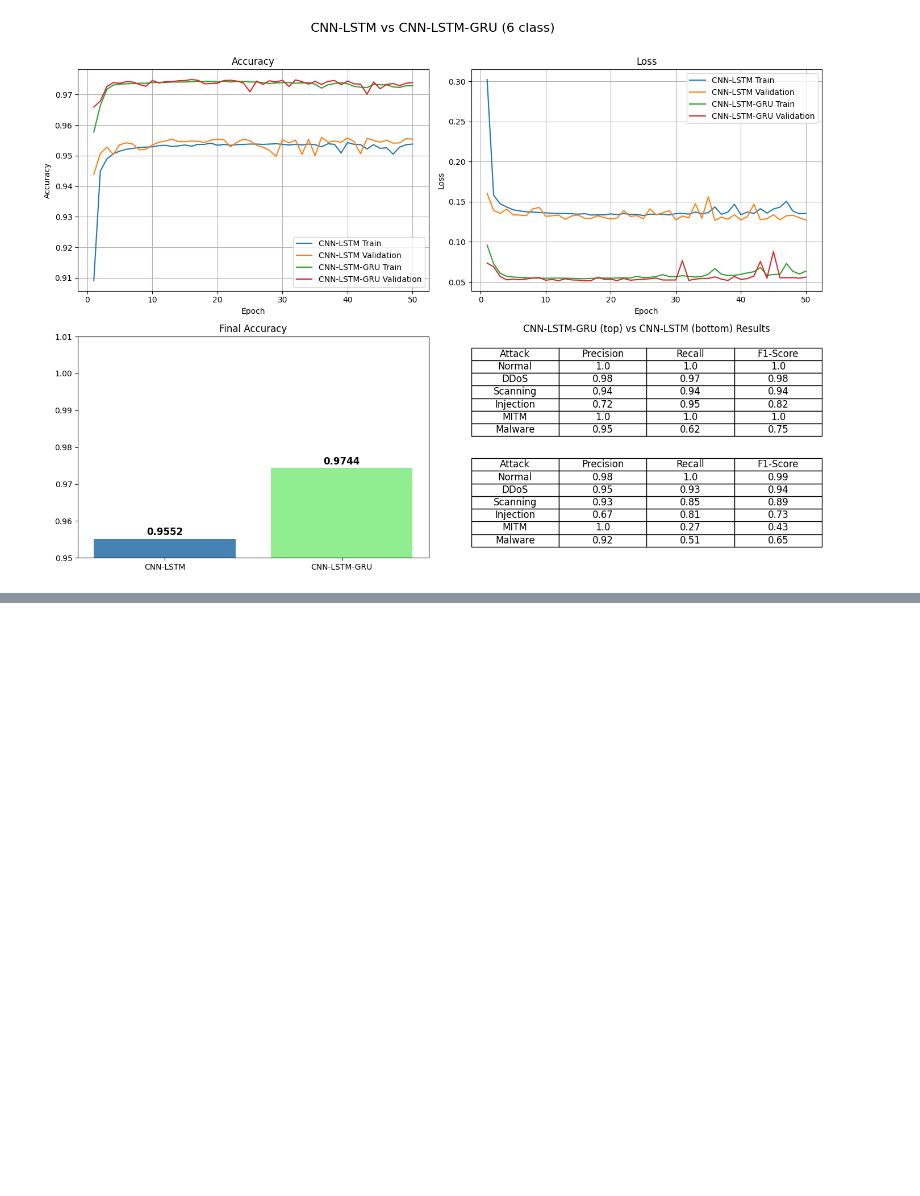
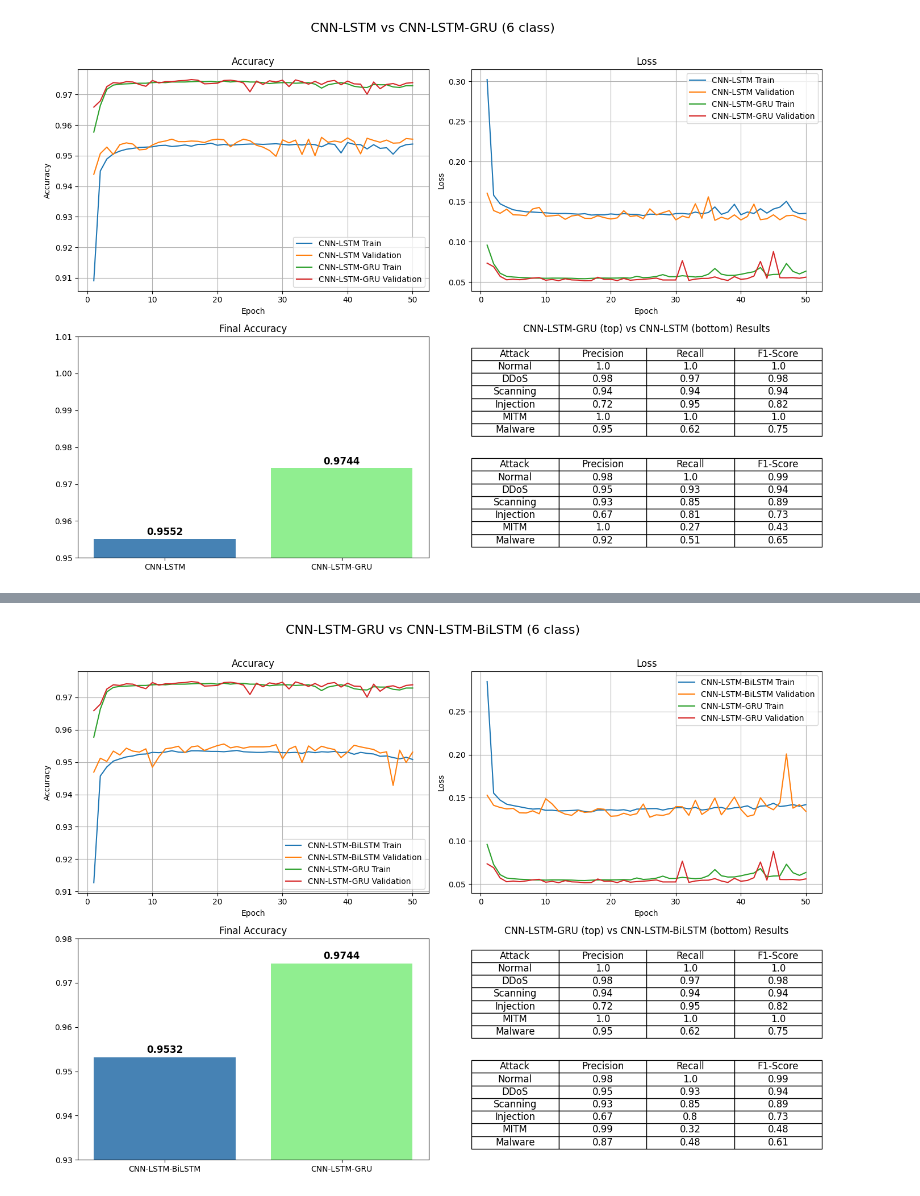
Before and after one commit to aadityataleppady/FII_NX1-NARC_Aaditya-Taleppady, a Jupyter notebook: Compare-Model-Results.ipynb, the cells around one changed output, grey strips where cells are left out. Saved outputs shown, nothing was run; the diff lists cells and outputs as text; code cells hidden in the pictures; blank space fills up the shorter version.

```diff
--- a/Compare-Model-Results.ipynb
+++ b/Compare-Model-Results.ipynb
@@ -265,0 +344,93 @@ plt.show()
+# %%
+# 6 Class CNN-LSTM-GRU vs CNN-LSTM-BiLSTM Comparison:
+
+import matplotlib.pyplot as plt
+import numpy as np
+import pandas as pd
+
+# CNN-LSTM-BiLSTM
+cnn_lstm_bilstm_epochs = np.arange(1, 51)
+cnn_lstm_bilstm_train_acc = [0.9127, 0.9457, 0.9485, 0.9503, 0.9510, 0.9516, 0.9519, 0.9524, 0.9525, 0.9530, 0.9529, 0.9531, 0.9535, 0.9531, 0.9530, 0.9535, 0.9535, 0.9534, 0.9533, 0.9533, 0.9532, 0.9534, 0.9536, 0.9532, 0.9531, 0.9530, 0.9530, 0.9532, 0.9531, 0.9529, 0.9529, 0.9530, 0.9527, 0.9532, 0.9529, 0.9532, 0.9531, 0.9533, 0.9529, 0.9531, 0.9524, 0.9530, 0.9527, 0.9525, 0.9518, 0.9519, 0.9514, 0.9510, 0.9515, 0.9508]
+cnn_lstm_bilstm_val_acc = [0.9469, 0.9512, 0.9502, 0.9534, 0.9522, 0.9543, 0.9534, 0.9531, 0.9541, 0.9484, 0.9516, 0.9541, 0.9544, 0.9549, 0.9529, 0.9547, 0.9550, 0.9536, 0.9544, 0.9551, 0.9556, 0.9544, 0.9548, 0.9543, 0.9547, 0.9547, 0.9547, 0.9548, 0.9554, 0.9510, 0.9540, 0.9549, 0.9499, 0.9550, 0.9535, 0.9549, 0.9543, 0.9539, 0.9514, 0.9531, 0.9552, 0.9547, 0.9543, 0.9539, 0.9528, 0.9532, 0.9428, 0.9537, 0.9499, 0.9531]
+cnn_lstm_bilstm_train_loss = [0.2847, 0.1554, 0.1473, 0.1426, 0.1410, 0.1396, 0.1381, 0.1369, 0.1373, 0.1355, 0.1356, 0.1348, 0.1350, 0.1353, 0.1358, 0.1340, 0.1336, 0.1358, 0.1359, 0.1361, 0.1355, 0.1362, 0.1345, 0.1369, 0.1370, 0.1374, 0.1375, 0.1358, 0.1374, 0.1384, 0.1386, 0.1372, 0.1390, 0.1358, 0.1368, 0.1387, 0.1388, 0.1369, 0.1384, 0.1390, 0.1407, 0.1369, 0.1404, 0.1408, 0.1436, 0.1399, 0.1408, 0.1421, 0.1403, 0.1421]
+cnn_lstm_bilstm_val_loss = [0.1530, 0.1413, 0.1388, 0.1371, 0.1377, 0.1326, 0.1324, 0.1349, 0.1315, 0.1490, 0.1428, 0.1345, 0.1311, 0.1297, 0.1354, 0.1331, 0.1338, 0.1374, 0.1367, 0.1286, 0.1291, 0.1321, 0.1298, 0.1316, 0.1428, 0.1275, 0.1303, 0.1296, 0.1316, 0.1398, 0.1396, 0.1297, 0.1472, 0.1307, 0.1358, 0.1498, 0.1303, 0.1398, 0.1509, 0.1365, 0.1283, 0.1303, 0.1501, 0.1401, 0.1361, 0.1444, 0.2008, 0.1380, 0.1421, 0.1342]
+cnn_lstm_bilstm_final_test_acc = 0.9532
+cnn_lstm_bilstm_final_test_loss = 0.1368
+
+# CNN-LSTM-GRU
+cnn_lstm_gru_epochs = np.arange(1, 51)
+cnn_lstm_gru_train_acc = [0.9577, 0.9664, 0.9717, 0.9731, 0.9734, 0.9735, 0.9736, 0.9737, 0.9737, 0.9739, 0.9740, 0.9739, 0.9741, 0.9741, 0.9741, 0.9742, 0.9743, 0.9742, 0.9743, 0.9741, 0.9744, 0.9741, 0.9743, 0.9743, 0.9741, 0.9741, 0.9739, 0.9736, 0.9738, 0.9739, 0.9739, 0.9737, 0.9738, 0.9739, 0.9734, 0.9721, 0.9732, 0.9736, 0.9739, 0.9735, 0.9727, 0.9724, 0.9723, 0.9733, 0.9732, 0.9732, 0.9725, 0.9723, 0.9729, 0.9729]
+cnn_lstm_gru_val_acc = [0.9659, 0.9679, 0.9726, 0.9739, 0.9737, 0.9742, 0.9741, 0.9733, 0.9727, 0.9746, 0.9738, 0.9742, 0.9742, 0.9745, 0.9746, 0.9749, 0.9747, 0.9735, 0.9736, 0.9737, 0.9746, 0.9747, 0.9744, 0.9738, 0.9709, 0.9744, 0.9733, 0.9745, 0.9741, 0.9747, 0.9726, 0.9748, 0.9742, 0.9734, 0.9743, 0.9733, 0.9743, 0.9746, 0.9732, 0.9744, 0.9735, 0.9734, 0.9701, 0.9741, 0.9719, 0.9733, 0.9736, 0.9729, 0.9737, 0.9739]
+cnn_lstm_gru_train_loss = [0.0959, 0.0727, 0.0609, 0.0570, 0.0562, 0.0556, 0.0553, 0.0548, 0.0548, 0.0546, 0.0548, 0.0548, 0.0547, 0.0546, 0.0542, 0.0541, 0.0545, 0.0548, 0.0549, 0.0548, 0.0549, 0.0552, 0.0548, 0.0571, 0.0554, 0.0558, 0.0569, 0.0592, 0.0566, 0.0566, 0.0578, 0.0570, 0.0562, 0.0569, 0.0597, 0.0668, 0.0597, 0.0582, 0.0583, 0.0596, 0.0613, 0.0628, 0.0680, 0.0583, 0.0594, 0.0596, 0.0730, 0.0632, 0.0601, 0.0635]
+cnn_lstm_gru_val_loss = [0.0735, 0.0690, 0.0570, 0.0527, 0.0535, 0.0528, 0.0537, 0.0549, 0.0555, 0.0522, 0.0531, 0.0517, 0.0540, 0.0526, 0.0523, 0.0516, 0.0518, 0.0559, 0.0533, 0.0534, 0.0518, 0.0544, 0.0522, 0.0529, 0.0534, 0.0540, 0.0548, 0.0525, 0.0525, 0.0525, 0.0766, 0.0520, 0.0536, 0.0544, 0.0545, 0.0563, 0.0536, 0.0519, 0.0567, 0.0533, 0.0542, 0.0574, 0.0756, 0.0546, 0.0879, 0.0553, 0.0552, 0.0554, 0.0547, 0.0560]
+cnn_lstm_gru_final_test_acc = 0.9744
+cnn_lstm_gru_final_test_loss = 0.0532
+
+
+fig, axs = plt.subplots(2, 2, figsize=(14, 10))
+fig.suptitle("CNN-LSTM-GRU vs CNN-LSTM-BiLSTM (6 class)", fontsize=16)
+
+# accuracy
+axs[0, 0].plot(cnn_lstm_bilstm_epochs, cnn_lstm_bilstm_train_acc, label='CNN-LSTM-BiLSTM Train')
+axs[0, 0].plot(cnn_lstm_bilstm_epochs, cnn_lstm_bilstm_val_acc, label='CNN-LSTM-BiLSTM Validation')
+axs[0, 0].plot(cnn_lstm_gru_epochs, cnn_lstm_gru_train_acc, label='CNN-LSTM-GRU Train')
+axs[0, 0].plot(cnn_lstm_gru_epochs, cnn_lstm_gru_val_acc, label='CNN-LSTM-GRU Validation')
+axs[0, 0].set_title("Accuracy")
+axs[0, 0].set_xlabel("Epoch")
+axs[0, 0].set_ylabel("Accuracy")
+axs[0, 0].legend()
+axs[0, 0].grid(True)
+
+# loss
+axs[0, 1].plot(cnn_lstm_bilstm_epochs, cnn_lstm_bilstm_train_loss, label='CNN-LSTM-BiLSTM Train')
+axs[0, 1].plot(cnn_lstm_bilstm_epochs, cnn_lstm_bilstm_val_loss, label='CNN-LSTM-BiLSTM Validation')
+axs[0, 1].plot(cnn_lstm_gru_epochs, cnn_lstm_gru_train_loss, label='CNN-LSTM-GRU Train')
+axs[0, 1].plot(cnn_lstm_gru_epochs, cnn_lstm_gru_val_loss, label='CNN-LSTM-GRU Validation')
+axs[0, 1].set_title("Loss")
+axs[0, 1].set_xlabel("Epoch")
+axs[0, 1].set_ylabel("Loss")
+axs[0, 1].legend()
+axs[0, 1].grid(True)
+
+# accuracy table
+models = ['CNN-LSTM-BiLSTM', 'CNN-LSTM-GRU']
+test_accs = [cnn_lstm_bilstm_final_test_acc, cnn_lstm_gru_final_test_acc]
+axs[1, 0].bar(models, test_accs, color=['steelblue', 'lightgreen'])
+axs[1, 0].set_title("Final Accuracy")
+axs[1, 0].set_ylim([0.93, 0.98])
+for i, acc in enumerate(test_accs):
+    axs[1, 0].text(i, acc + 0.001, f"{acc:.4f}", ha='center', fontsize=12, fontweight='bold')
+
+# table
+results_cnn_lstm_gru = pd.DataFrame({
+    "Attack": ["Normal", "DDoS", "Scanning", "Injection", "MITM", "Malware"],
+    "Precision": [1.00, 0.98, 0.94, 0.72, 1.00, 0.95],
+    "Recall": [1.00, 0.97, 0.94, 0.95, 1.00, 0.62],
+    "F1-Score": [1.00, 0.98, 0.94, 0.82, 1.00, 0.75]
+})
+
+results_cnn_lstm_bilstm = pd.DataFrame({
+    "Attack": ["Normal", "DDoS", "Scanning", "Injection", "MITM", "Malware"],
+    "Precision": [0.98, 0.95, 0.93, 0.67, 0.99, 0.87],
+    "Recall": [1.00, 0.93, 0.85, 0.80, 0.32, 0.48],
+    "F1-Score": [0.99, 0.94, 0.89, 0.73, 0.48, 0.61]
+})
+
+# CNN-LSTM-GRU table
+axs[1, 1].axis('off')
+table_cnn_lstm_gru = axs[1, 1].table(cellText=results_cnn_lstm_gru.values, colLabels=results_cnn_lstm_gru.columns, loc='center', cellLoc='center', bbox=[0, 0.55, 1, 0.4])
+table_cnn_lstm_gru.auto_set_font_size(False)
+table_cnn_lstm_gru.set_fontsize(12)
+table_cnn_lstm_gru.scale(1.2, 1.2)
+
+# CNN-LSTM table
+table_cnn_lstm_bilstm = axs[1, 1].table(cellText=results_cnn_lstm_bilstm.values, colLabels=results_cnn_lstm_bilstm.columns, loc='center', cellLoc='center', bbox=[0, 0.05, 1, 0.4])
+table_cnn_lstm_bilstm.auto_set_font_size(False)
+table_cnn_lstm_bilstm.set_fontsize(12)
+table_cnn_lstm_bilstm.scale(1.2, 1.2)
+axs[1, 1].set_title("CNN-LSTM-GRU (top) vs CNN-LSTM-BiLSTM (bottom) Results")
+
+plt.tight_layout(rect=[0, 0, 1, 0.97])
+plt.show()
+# %% [output]
+[figure, added]
```
Also changed, not shown: parts of 4 cells of this notebook, 6 other files.
